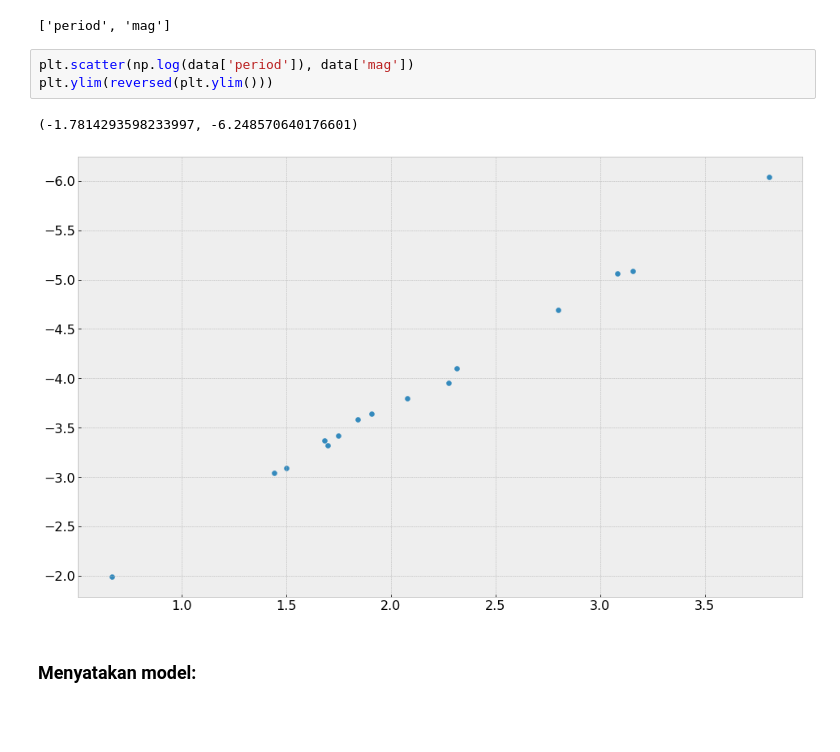
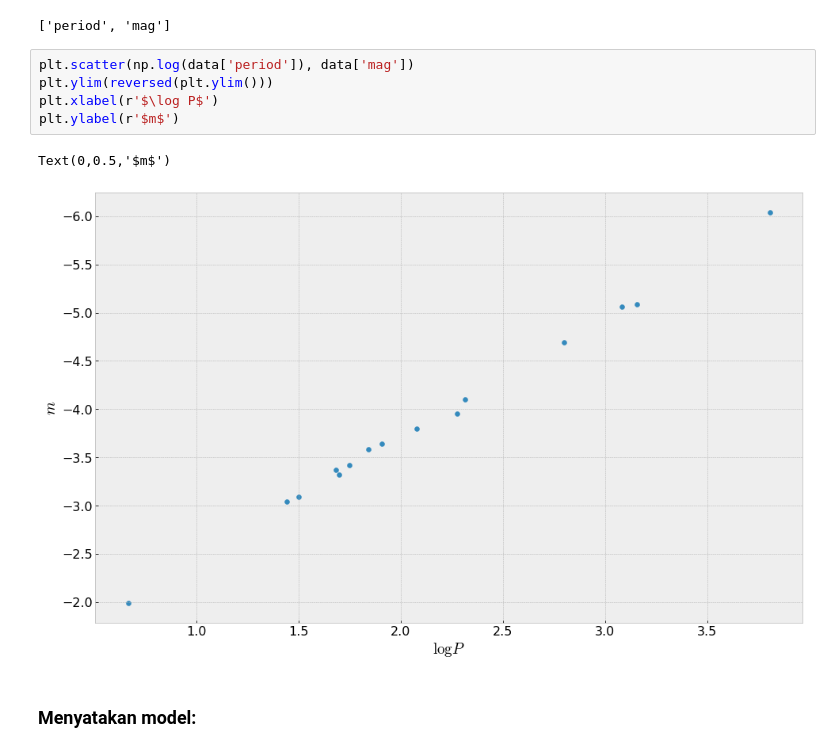
Before and after one commit to agustrionopj/Learning-Bayesian, a Jupyter notebook: Belajar-Bayesian-RealData.ipynb, the cells around one changed output. Drawn from its saved outputs; the diff is of its cells as text; blank space fills up the shorter version.

```diff
--- a/Belajar-Bayesian-RealData.ipynb
+++ b/Belajar-Bayesian-RealData.ipynb
@@ -31,9 +31,11 @@ data.colnames
 # %%
 plt.scatter(np.log(data['period']), data['mag'])
 plt.ylim(reversed(plt.ylim()))
+plt.xlabel(r'$\log P$')
+plt.ylabel(r'$m$')
 # %% [output]
-(-1.7814293598233997, -6.248570640176601)
+Text(0,0.5,'$m$')
-[figure, old version]
+[figure, new version]
 # %% [markdown]
 ### Menyatakan model:
 # %%
```
Also changed, not shown: parts of 4 cells of this notebook, 1 other file.
